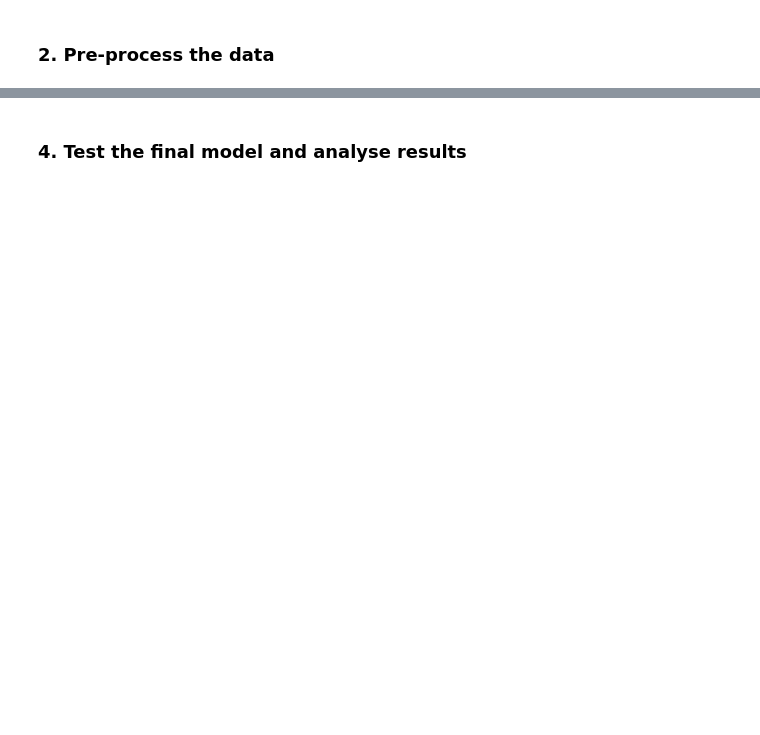
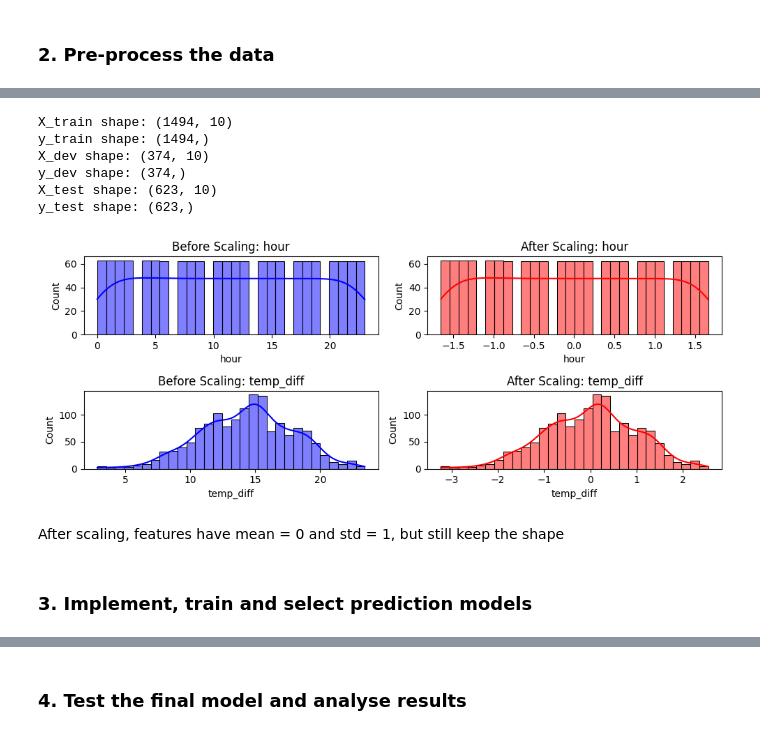
Before and after one commit to jamesphm04/mbd, a Jupyter notebook: MBD_2025_Tri1_assignment1_a1906313_ky_cuong_pham.ipynb, the cells around one changed output, grey strips where cells are left out. Saved outputs shown, nothing was run; the diff lists cells and outputs as text; code cells hidden in the pictures; blank space fills up the shorter version.

```diff
--- a/MBD_2025_Tri1_assignment1_a1906313_kycuongpham_version04.ipynb
+++ b/MBD_2025_Tri1_assignment1_a1906313_ky_cuong_pham.ipynb
@@ -372,6 +278,0 @@ len(chosen_columns)
-# %%
-df = df[chosen_columns]
-numeric_data = df.select_dtypes(include=[np.number])
-df_hour = numeric_data.resample('1H').mean()
-
-df_hour.head()
@@ -461,0 +325,12 @@ array([[-1.65783582,  0.76783876,  1.24398549, ..., -0.62652701,
+# %%
+chosen_columns = ['hour', 'temp_diff', 'hum_diff', 'lights', 'T6', 'RH_6', 'Press_mm_hg', 'Windspeed', 'Visibility', 'Tdewpoint', 'log_appliances']
+df_hour = df_hour[chosen_columns]
+# %%
+#Spliting
+train_dev_size = int(len(df_hour) * 0.75)
+
+df_train_dev = df_hour.iloc[:train_dev_size]
+df_test = df_hour.iloc[train_dev_size:]
+
+print(f"df_train_dev shape: {df_train_dev.shape}")
+print(f"df_test shape: {df_test.shape}")
@@ -461,0 +391,59 @@ array([[-1.65783582,  0.76783876,  1.24398549, ..., -0.62652701,
+# %%
+splitting_index = int(len(df_train_dev)*0.8)
+
+df_train = df_train_dev.iloc[:splitting_index]
+df_dev = df_train_dev.iloc[splitting_index:]
+
+X_train = df_train.drop(columns=['log_appliances'])
+y_train = df_train['log_appliances']
+
+X_dev = df_dev.drop(columns=['log_appliances'])
+y_dev = df_dev['log_appliances']
+
+X_test = df_test.drop(columns=['log_appliances'])
+y_test = df_test['log_appliances']
+
+print(f"X_train shape: {X_train.shape}")
+print(f"y_train shape: {y_train.shape}")
+print(f"X_dev shape: {X_dev.shape}")
+print(f"y_dev shape: {y_dev.shape}")
+print(f"X_test shape: {X_test.shape}")
+print(f"y_test shape: {y_test.shape}")
+# %% [output]
+X_train shape: (1494, 10)
+y_train shape: (1494,)
+X_dev shape: (374, 10)
+y_dev shape: (374,)
+X_test shape: (623, 10)
+y_test shape: (623,)
+# %%
+scaler = StandardScaler()
+scaler.fit(X_train)
+X_train_scaled = scaler.transform(X_train)
+X_dev_scaled = scaler.transform(X_dev)
+X_test_scaled = scaler.transform(X_test)
+# %%
+# chatGPT. Prompt: "plot before and after scaling histograms"
+
+df_not_scaled = pd.DataFrame(X_train, columns=X_train.columns)
+df_scaled = pd.DataFrame(X_train_scaled, columns=X_train.columns)
+
+fig, axes = plt.subplots(len(list(df_not_scaled.columns[:2])), 2, figsize=(10, 4))
+
+for i, feature in enumerate(list(df_not_scaled.columns[:2])):
+    #plotting the not scaled data
+    sns.histplot(df_not_scaled[feature], bins=30, kde=True, ax=axes[i, 0], color="blue")
+    axes[i, 0].set_title(f"Before Scaling: {feature}")
+
+    # Plot the scaled data
+    sns.histplot(df_scaled[feature], bins=30, kde=True, ax=axes[i, 1], color="red")
+    axes[i, 1].set_title(f"After Scaling: {feature}")
+
+plt.tight_layout()
+plt.show()
+# %% [output]
+[figure, added]
+# %% [markdown]
+After scaling, features have mean = 0 and std = 1, but still keep the shape
+# %% [markdown]
+### 3. Implement, train and select prediction models
```
Also changed, not shown: parts of 100 cells of this notebook, 5 other files.
